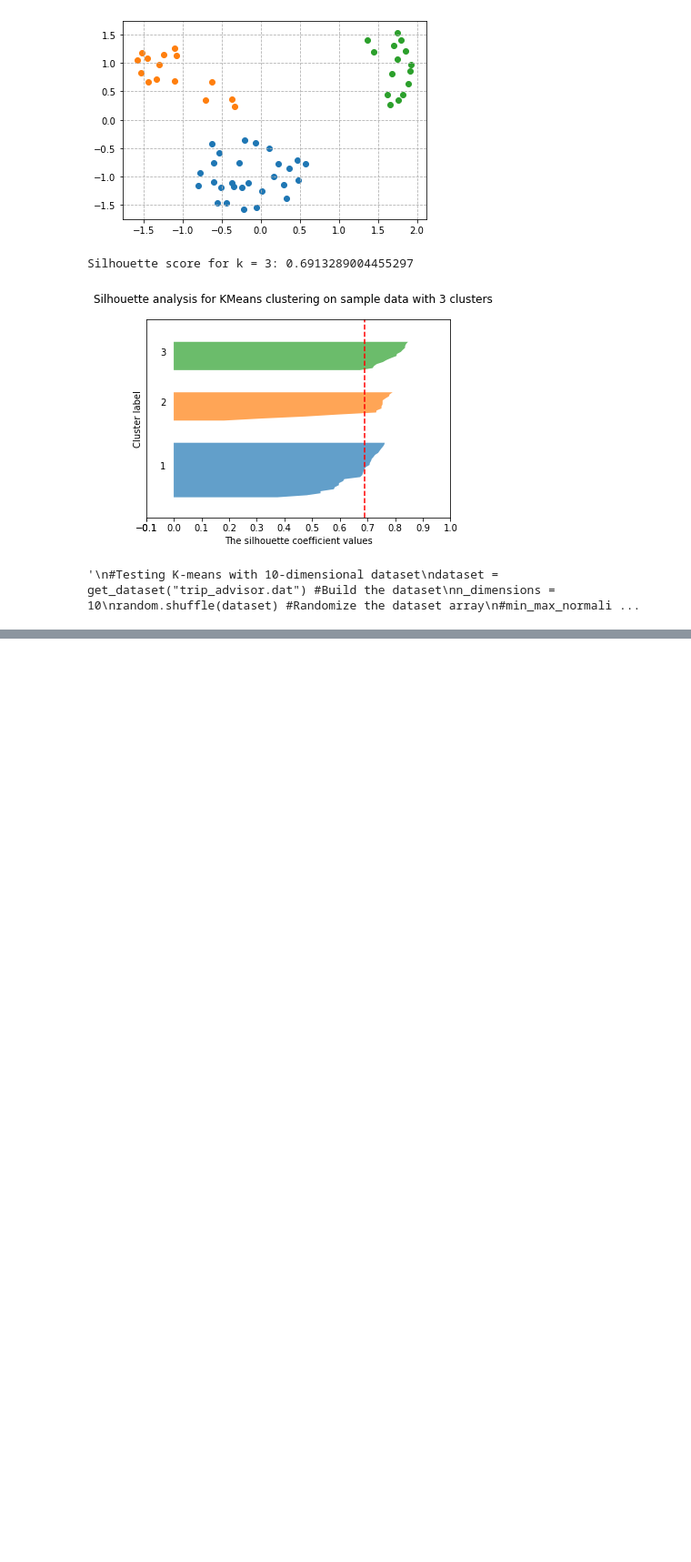
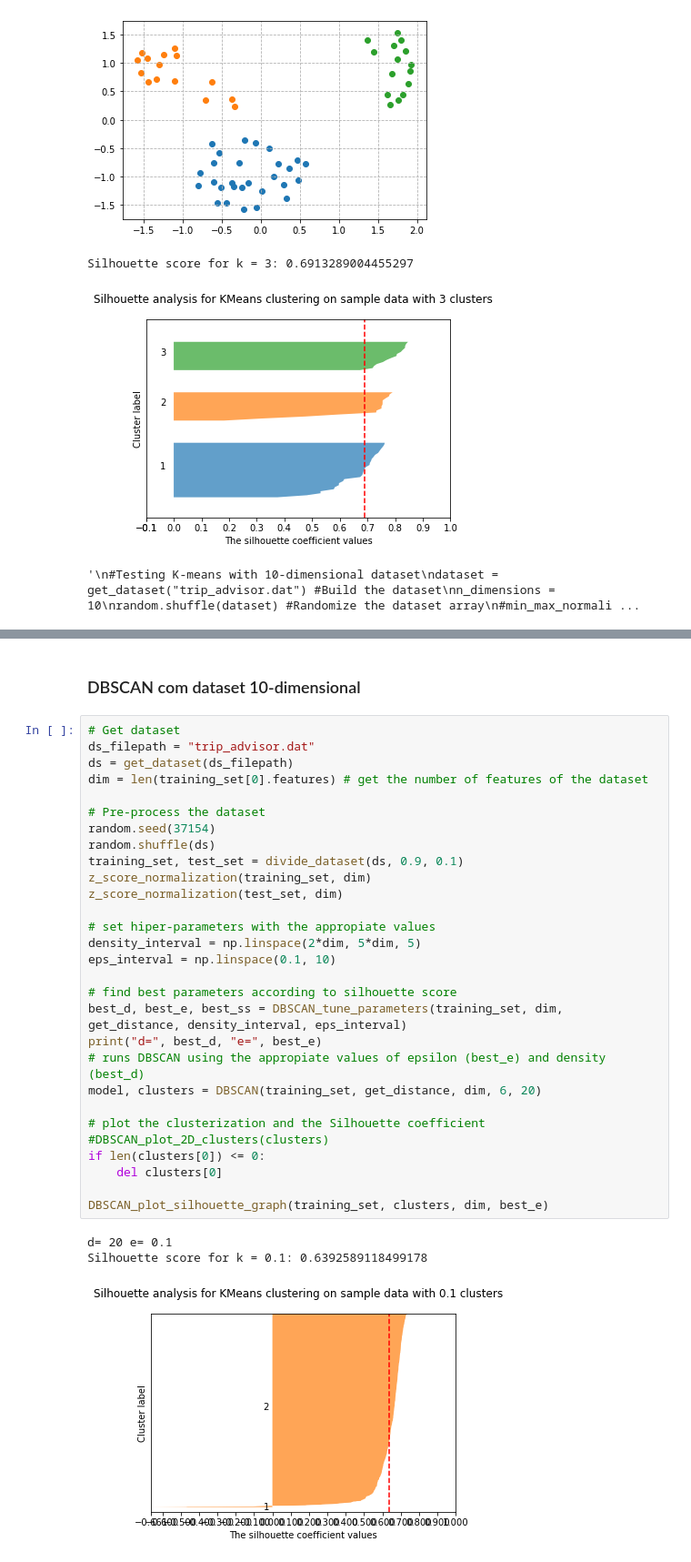
Before and after one commit to fcpereira97/MO444, a Jupyter notebook: Projeto 1/Projeto 1 - Notebook.ipynb, the cells around one changed output, grey strips where cells are left out. Shown at 91% size. Drawn from its saved outputs; the diff is of its cells as text; blank space fills up the shorter version.

```diff
--- a/Projeto 1/Projeto 1 - Notebook.ipynb
+++ b/Projeto 1/Projeto 1 - Notebook.ipynb
@@ -540,0 +756,35 @@ def DBSCAN(dataset, dist_func, dim, eps, minDensity):
+# %% [markdown]
+### DBSCAN com dataset 10-dimensional
+# %%
+# Get dataset
+ds_filepath = "trip_advisor.dat"
+ds = get_dataset(ds_filepath)
+dim = len(training_set[0].features) # get the number of features of the dataset
+
+# Pre-process the dataset
+random.seed(37154)
+random.shuffle(ds)
+training_set, test_set = divide_dataset(ds, 0.9, 0.1)
+z_score_normalization(training_set, dim)
+z_score_normalization(test_set, dim)
+
+# set hiper-parameters with the appropiate values
+density_interval = np.linspace(2*dim, 5*dim, 5)
+eps_interval = np.linspace(0.1, 10)
+
+# find best parameters according to silhouette score
+best_d, best_e, best_ss = DBSCAN_tune_parameters(training_set, dim, get_distance, density_interval, eps_interval)
+print("d=", best_d, "e=", best_e)
+# runs DBSCAN using the appropiate values of epsilon (best_e) and density (best_d)
+model, clusters = DBSCAN(training_set, get_distance, dim, 6, 20)
+
+# plot the clusterization and the Silhouette coefficient
+#DBSCAN_plot_2D_clusters(clusters)
+if len(clusters[0]) <= 0:
+    del clusters[0]
+
+DBSCAN_plot_silhouette_graph(training_set, clusters, dim, best_e)
+# %% [output]
+d= 20 e= 0.1
+Silhouette score for k = 0.1: 0.6392589118499178
+[figure, added]
```
Also changed, not shown: parts of 53 cells of this notebook.
